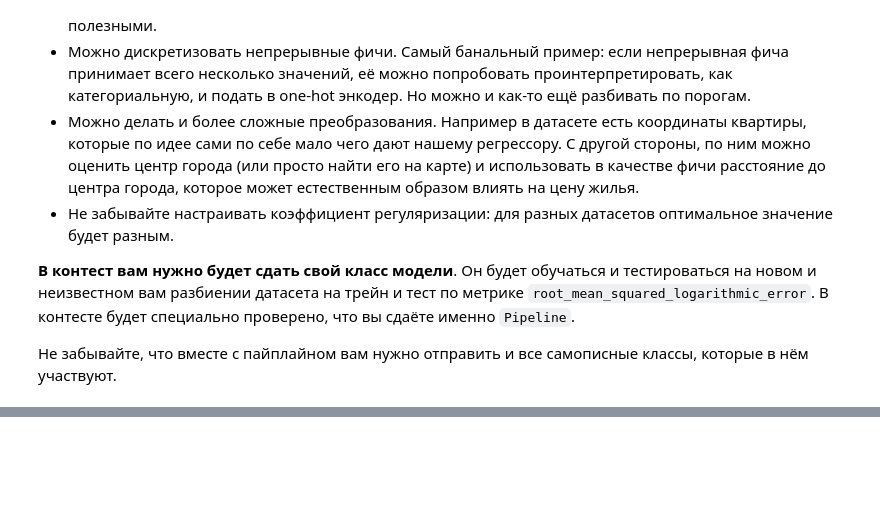
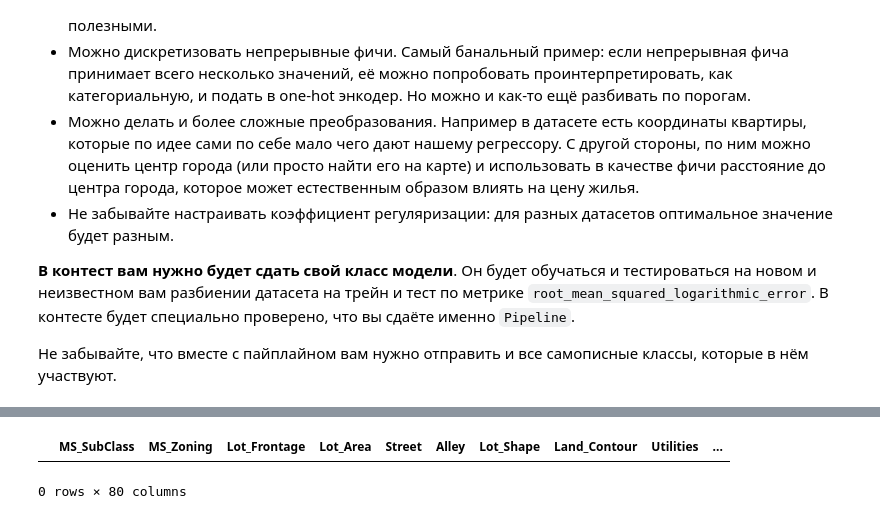
Before and after one commit to touge13/yandexHandbookML, a Jupyter notebook: 2-linearModels/linearModels.ipynb, the cells around one changed output, grey strips where cells are left out. Cells and saved outputs as stored; diff of their text form; code cells hidden in the pictures; blank space fills up the shorter version.

```diff
--- a/2-linearModels/linearModels.ipynb
+++ b/2-linearModels/linearModels.ipynb
@@ -979,0 +1004,29 @@ RMSLE (Pipeline): 0.16879940919250203
+# %%
+# Очистка выбросов
+
+# Метод межквартильного размаха (IQR) для определения и удаления выбросов в числовых данных
+def handle_outliers(data: pd.DataFrame) -> pd.DataFrame:
+    for column in data.select_dtypes(include=[np.number]).columns:
+        q1 = data[column].quantile(0.25)
+        q3 = data[column].quantile(0.75)
+        iqr = q3 - q1
+        lower_bound = q1 - 1.5 * iqr
+        upper_bound = q3 + 1.5 * iqr
+        median = data[column].median()
+
+        print(f"Column: {column}")
+        print(f"Q1: {q1}, Q3: {q3}, IQR: {iqr}")
+        print(f"Lower bound: {lower_bound}, Upper bound: {upper_bound}")
+        print(f"Median: {median}")
+
+        # Заменяем выбросы
+        data[column] = np.where(data[column] < lower_bound, median, data[column])
+        data[column] = np.where(data[column] > upper_bound, median, data[column])
+
+    return data
+
+# Пример использования
+clear_data_train = handle_outliers(data_train)
+
+# Находим удаленные данные
+removed_data = data_train[~data_train.apply(tuple, axis=1).isin(clear_data_train.apply(tuple, axis=1))]
@@ -979,0 +1051,5 @@ RMSLE (Pipeline): 0.16879940919250203
+# %%
+removed_data
+# %% [output]
+|  | MS_SubClass | MS_Zoning | Lot_Frontage | Lot_Area | Street | Alley | Lot_Shape | Land_Contour | Utilities | ... |
+0 rows × 80 columns
```
Also changed, not shown: parts of 10 cells of this notebook.
